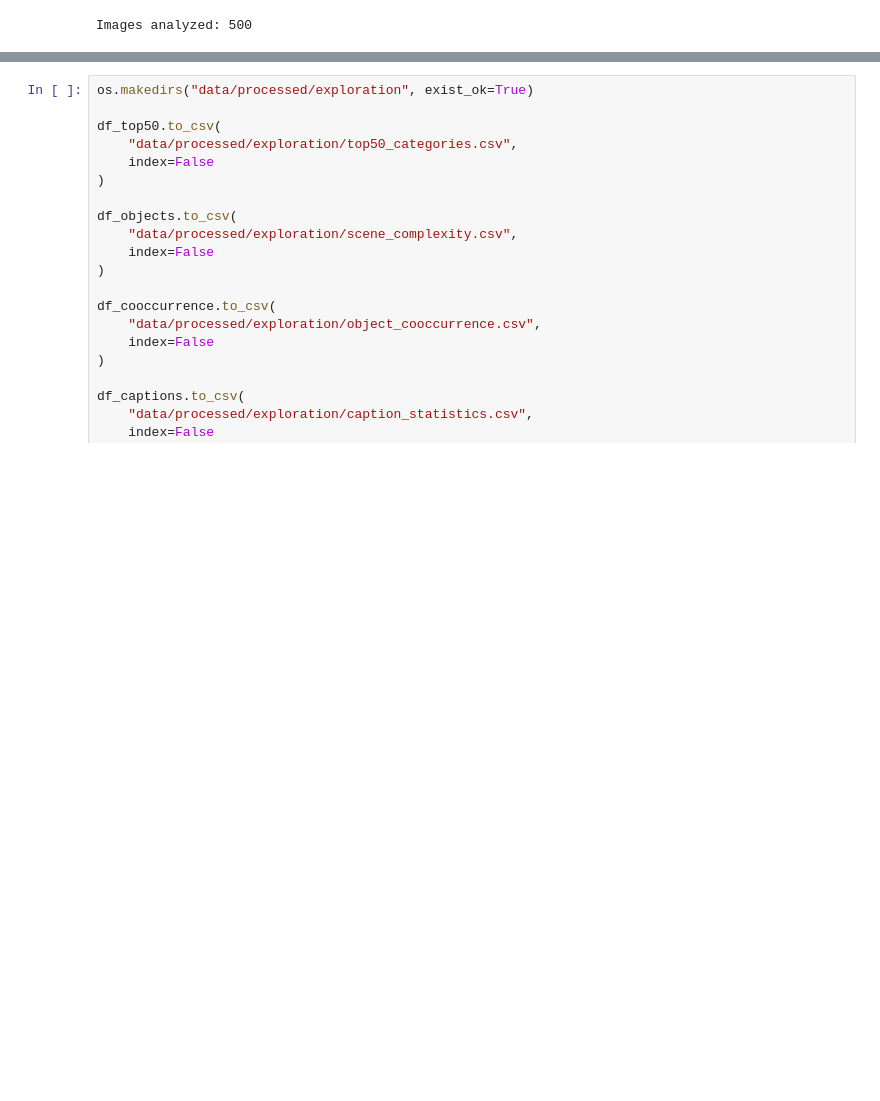
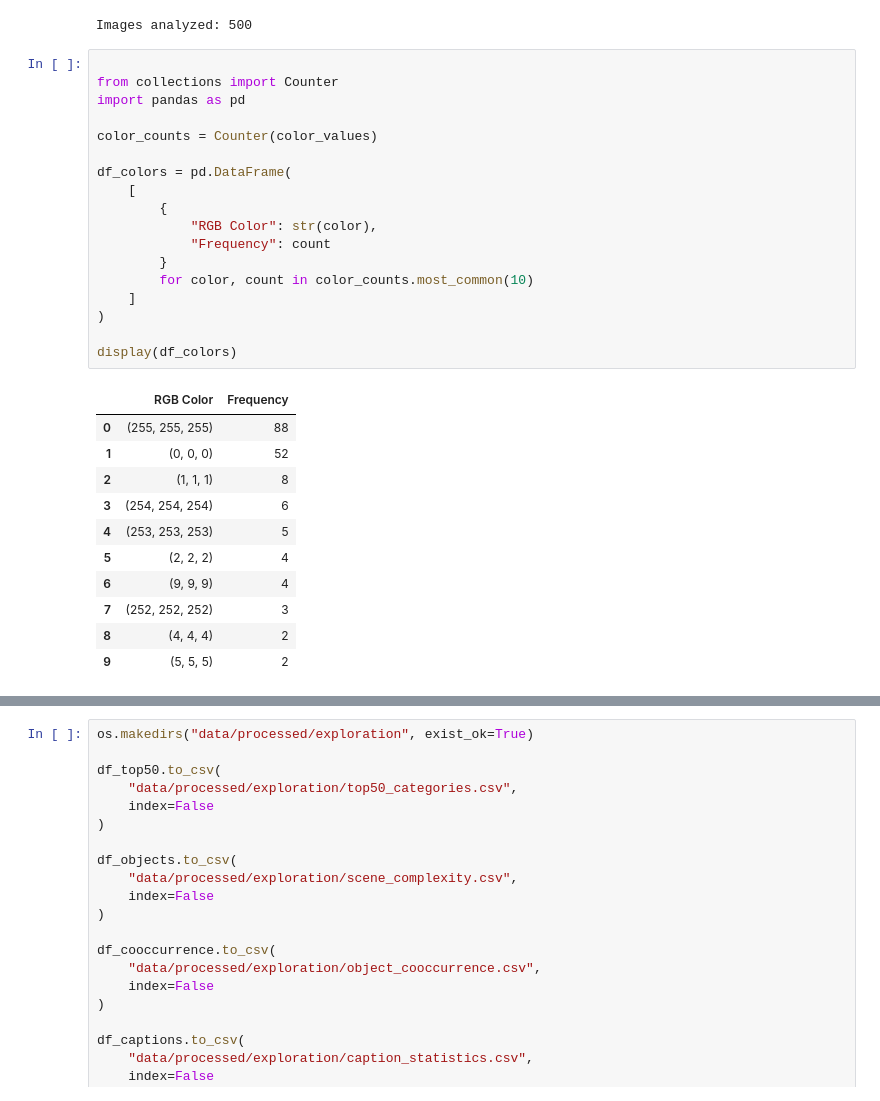
Before and after one commit to Ferielhmn/Image-treatment, a Jupyter notebook: Groupe21/notebook/data_exploration.ipynb, the cells around one changed output, grey strips where cells are left out. Cells and saved outputs as stored; diff of their text form; blank space fills up the shorter version.

```diff
--- a/Groupe21/notebook/data_exploration.ipynb
+++ b/Groupe21/notebook/data_exploration.ipynb
@@ -478,3 +504,33 @@ for iid in tqdm(sample_ids):
 print("Images analyzed:", len(color_values))
 # %% [output]
 Images analyzed: 500
+# %%
+
+from collections import Counter
+import pandas as pd
+
+color_counts = Counter(color_values)
+
+df_colors = pd.DataFrame(
+    [
+        {
+            "RGB Color": str(color),
+            "Frequency": count
+        }
+        for color, count in color_counts.most_common(10)
+    ]
+)
+
+display(df_colors)
+# %% [output]
+|  | RGB Color | Frequency |
+| 0 | (255, 255, 255) | 88 |
+| 1 | (0, 0, 0) | 52 |
+| 2 | (1, 1, 1) | 8 |
+| 3 | (254, 254, 254) | 6 |
+| 4 | (253, 253, 253) | 5 |
+| 5 | (2, 2, 2) | 4 |
+| 6 | (9, 9, 9) | 4 |
+| 7 | (252, 252, 252) | 3 |
+| 8 | (4, 4, 4) | 2 |
+| 9 | (5, 5, 5) | 2 |
```
Also changed, not shown: parts of 3 cells of this notebook, 1 other file.
